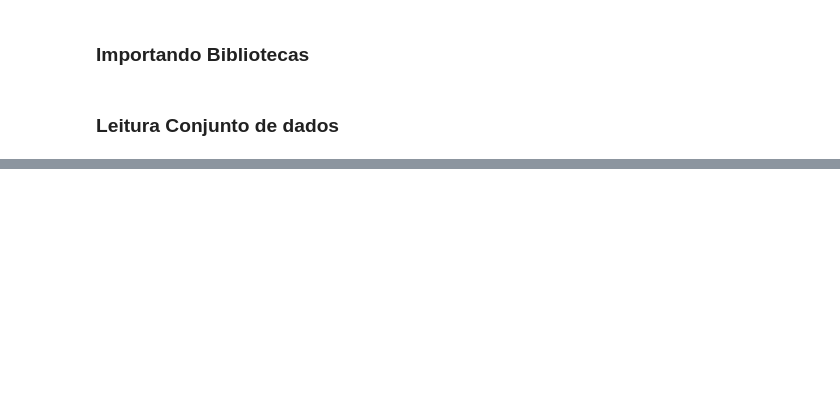
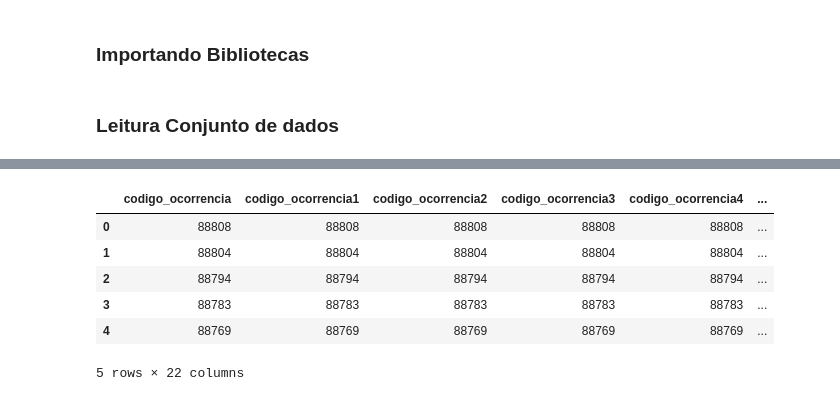
Before and after one commit to italoaraujosantos/analise-acidentes-aerios-brasil, a Jupyter notebook: acidente-incidente.ipynb, the cells around one changed output, grey strips where cells are left out. Saved outputs shown, nothing was run; the diff lists cells and outputs as text; code cells hidden in the pictures; blank space fills up the shorter version.

```diff
--- a/acidente-incidente.ipynb
+++ b/acidente-incidente.ipynb
@@ -62,0 +65,10 @@ recomendacao = pd.read_csv('./dataset/recomendacao.csv', encoding='latin1', sep=
+# %%
+ocorrencia.head(5)
+# %% [output]
+|  | codigo_ocorrencia | codigo_ocorrencia1 | codigo_ocorrencia2 | codigo_ocorrencia3 | codigo_ocorrencia4 | ... |
+| 0 | 88808 | 88808 | 88808 | 88808 | 88808 | ... |
+| 1 | 88804 | 88804 | 88804 | 88804 | 88804 | ... |
+| 2 | 88794 | 88794 | 88794 | 88794 | 88794 | ... |
+| 3 | 88783 | 88783 | 88783 | 88783 | 88783 | ... |
+| 4 | 88769 | 88769 | 88769 | 88769 | 88769 | ... |
+5 rows × 22 columns
```
Also changed, not shown: parts of 21 cells of this notebook.
